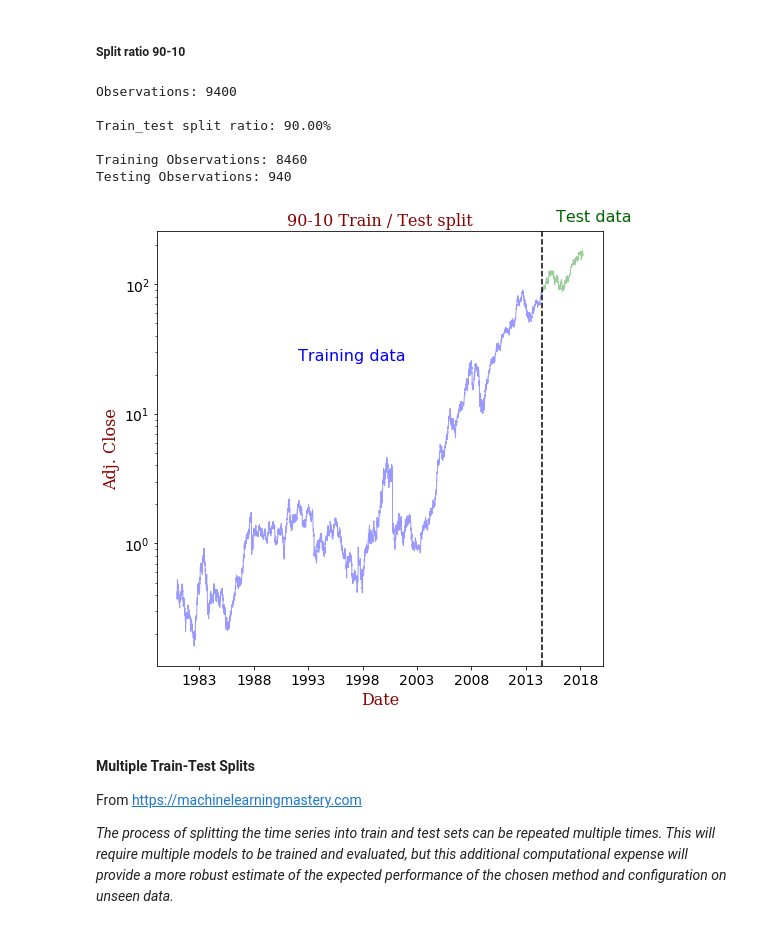
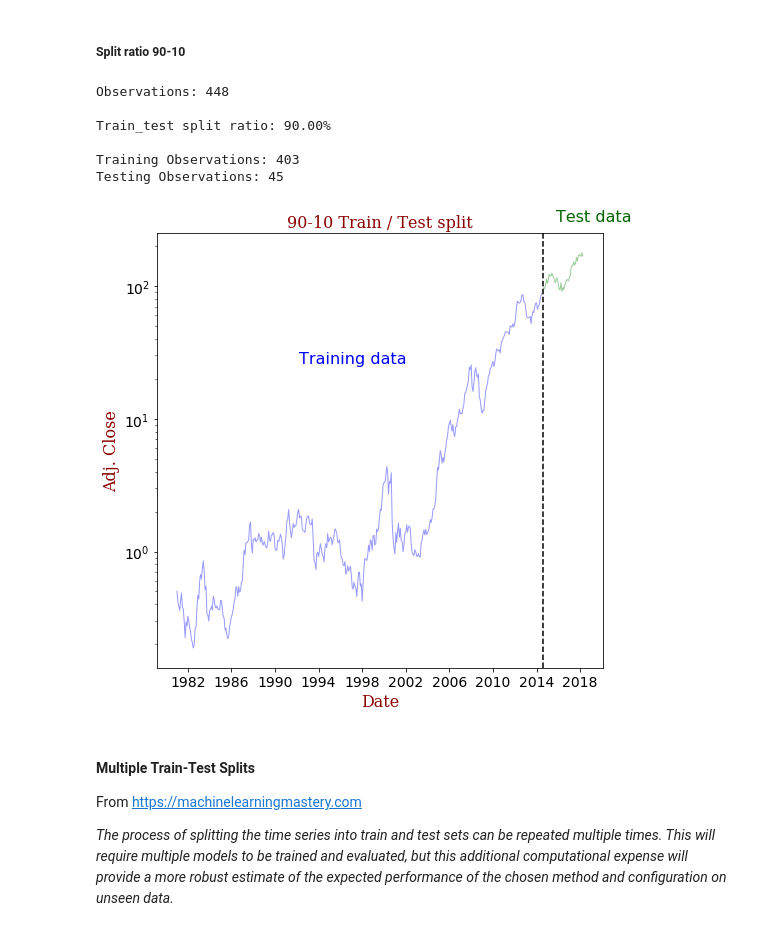
Before and after one commit to TTTTTTT114/MIE1628-Final_Project, a Jupyter notebook: stock_ann.ipynb, the cells around one changed output. Cells and saved outputs as stored; diff of their text form; code cells hidden in the pictures.

```diff
--- a/stock_ann.ipynb
+++ b/stock_ann.ipynb
@@ -417,24 +392,24 @@ Testing Observations: 2820
 # %%
 # select the series to be modeled
 col_name = 'Adj. Close'
-X = apple[col_name]
+X = apple_monthly_last[col_name]
 
 
 # set train subset ratio
 train_subset_ratio = 9 / 10
 split_title = '90-10 Train / Test split'
 
 train_9010, test_9010 = train_test_split(X, train_subset_ratio)
 
 plot_split(train_9010, test_9010, plot_title=split_title, ylabel=col_name)
 # %% [output]
-Observations: 9400
+Observations: 448
 
 Train_test split ratio: 90.00%
 
-Training Observations: 8460
-Testing Observations: 940
+Training Observations: 403
+Testing Observations: 45
-[figure, old version]
+[figure, new version]
 # %% [markdown]
 #### Multiple Train-Test Splits
 
```
Also changed, not shown: parts of 18 cells of this notebook.
